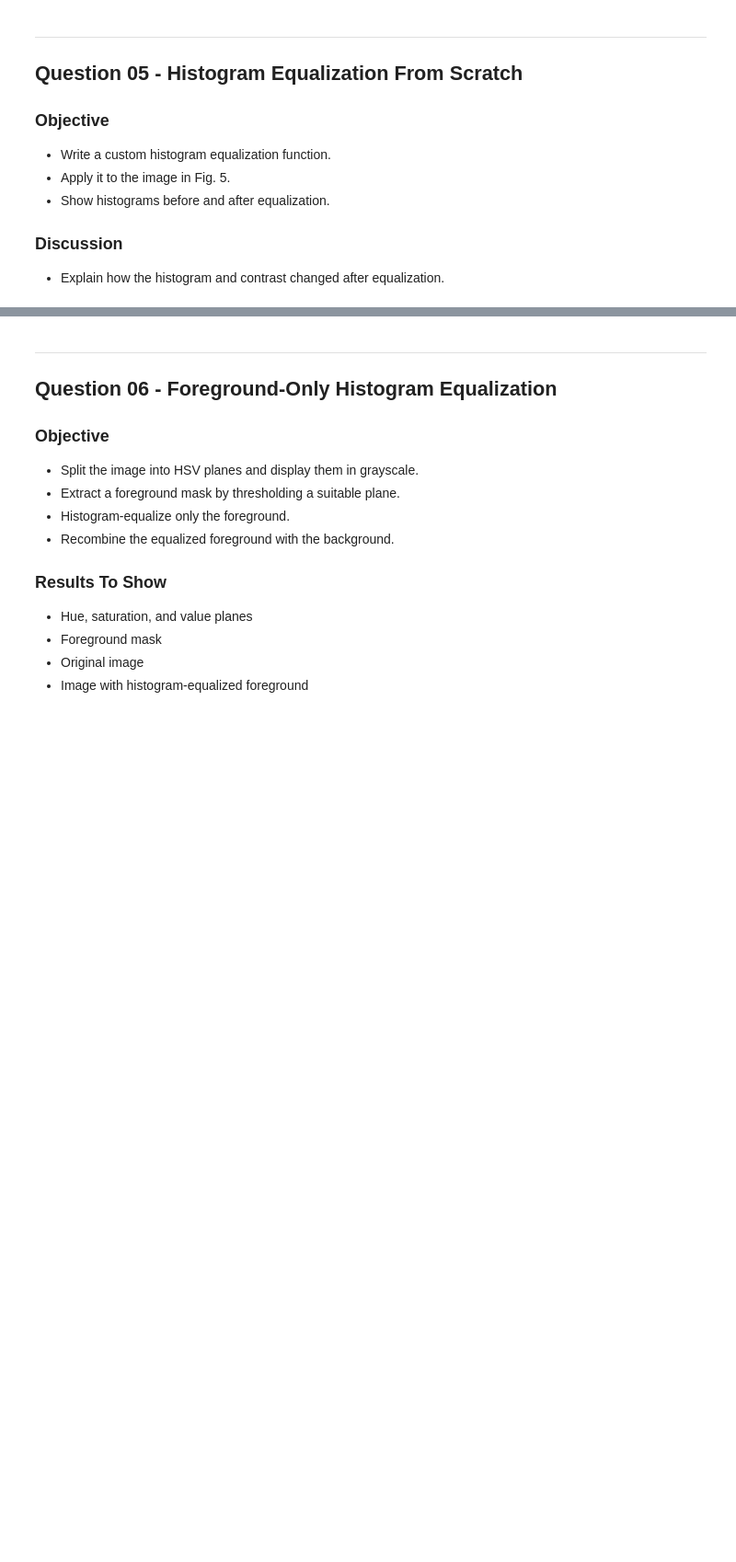
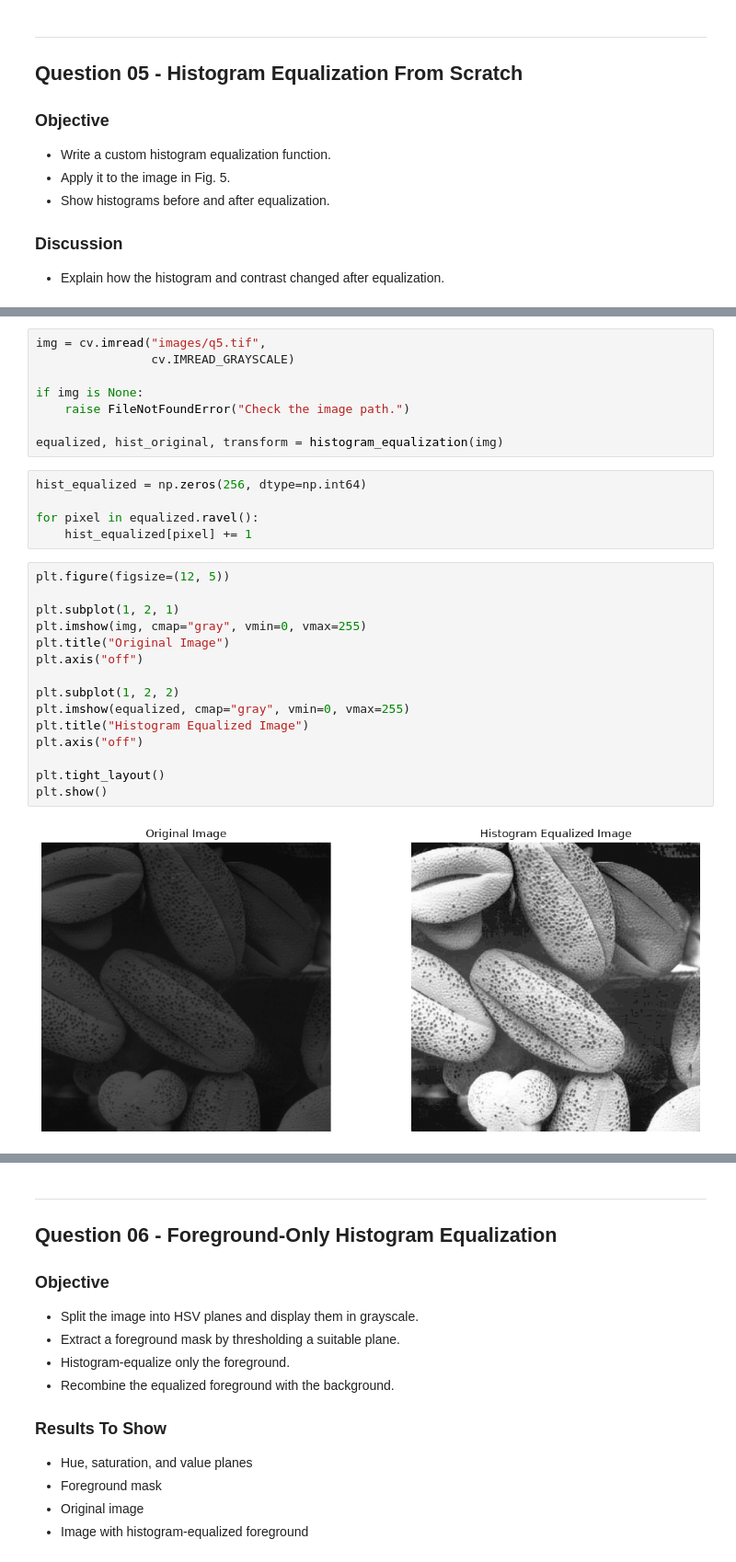
Before and after one commit to chalee88/EN3160_Assignment_1, a Jupyter notebook: assignment_01.ipynb, the cells around one changed output, grey strips where cells are left out. Shown at 92% size. Cells and saved outputs as stored; diff of their text form; blank space fills up the shorter version.

```diff
--- a/assignment_01.ipynb
+++ b/assignment_01.ipynb
@@ -736,0 +781,30 @@ The hue and value channels were kept unchanged, so the enhancement mainly affect
+# %%
+img = cv.imread("images/q5.tif",
+                cv.IMREAD_GRAYSCALE)
+
+if img is None:
+    raise FileNotFoundError("Check the image path.")
+
+equalized, hist_original, transform = histogram_equalization(img)
+# %%
+hist_equalized = np.zeros(256, dtype=np.int64)
+
+for pixel in equalized.ravel():
+    hist_equalized[pixel] += 1
+# %%
+plt.figure(figsize=(12, 5))
+
+plt.subplot(1, 2, 1)
+plt.imshow(img, cmap="gray", vmin=0, vmax=255)
+plt.title("Original Image")
+plt.axis("off")
+
+plt.subplot(1, 2, 2)
+plt.imshow(equalized, cmap="gray", vmin=0, vmax=255)
+plt.title("Histogram Equalized Image")
+plt.axis("off")
+
+plt.tight_layout()
+plt.show()
+# %% [output]
+[figure, added]
```
Also changed, not shown: parts of 4 cells of this notebook.
